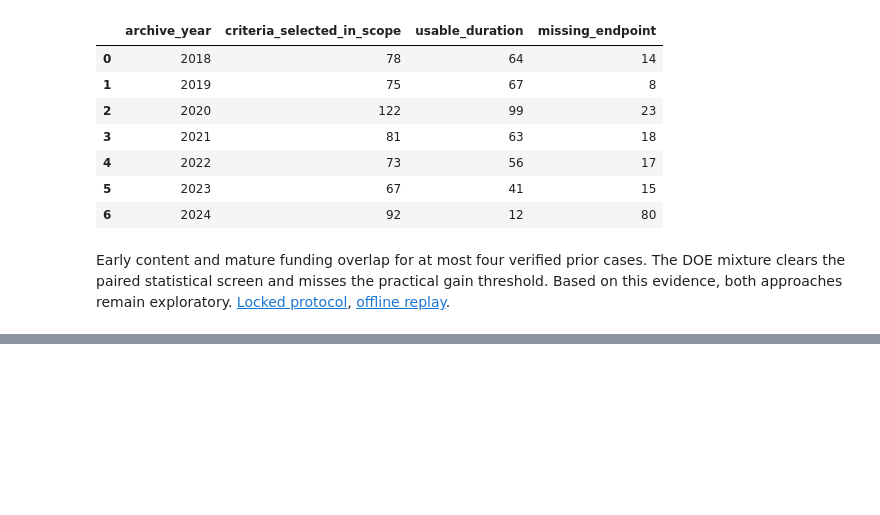
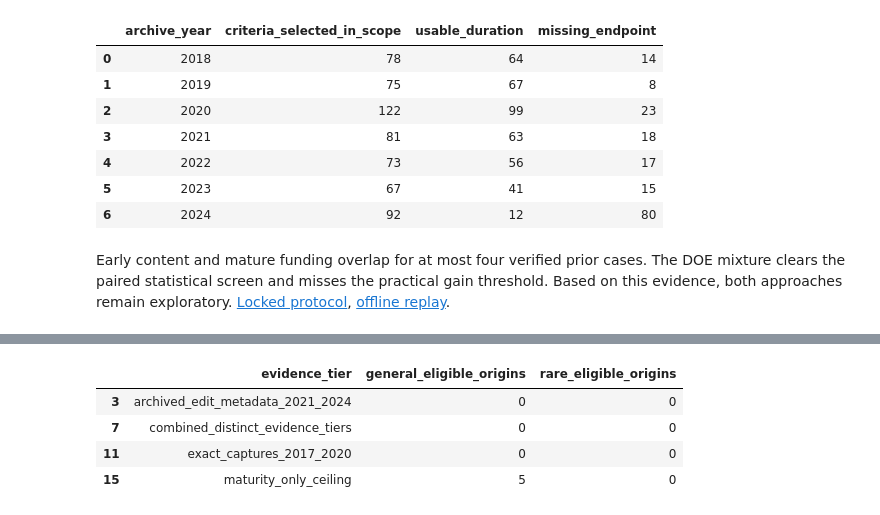
Before and after one commit to leonmarienga/ML-thesis, a Jupyter notebook: research/THESIS_REPRODUCTION.ipynb, the cells around one changed output, grey strips where cells are left out. Cells and saved outputs as stored; diff of their text form; code cells hidden in the pictures; blank space fills up the shorter version.

```diff
--- a/research/THESIS_REPRODUCTION.ipynb
+++ b/research/THESIS_REPRODUCTION.ipynb
@@ -700,0 +728,10 @@ Early content and mature funding overlap for at most four verified prior cases.
+# %%
+gates = pd.read_csv(documentary / "documentary_gate_summary.csv")
+assert not gates.rare_gate_met.any()
+gates.query("horizon_hours == 72")[["evidence_tier", "general_eligible_origins", "rare_eligible_origins"]]
+# %% [output]
+|  | evidence_tier | general_eligible_origins | rare_eligible_origins |
+| 3 | archived_edit_metadata_2021_2024 | 0 | 0 |
+| 7 | combined_distinct_evidence_tiers | 0 | 0 |
+| 11 | exact_captures_2017_2020 | 0 | 0 |
+| 15 | maturity_only_ceiling | 5 | 0 |
```
Also changed, not shown: parts of 4 cells of this notebook, 10 other files.
